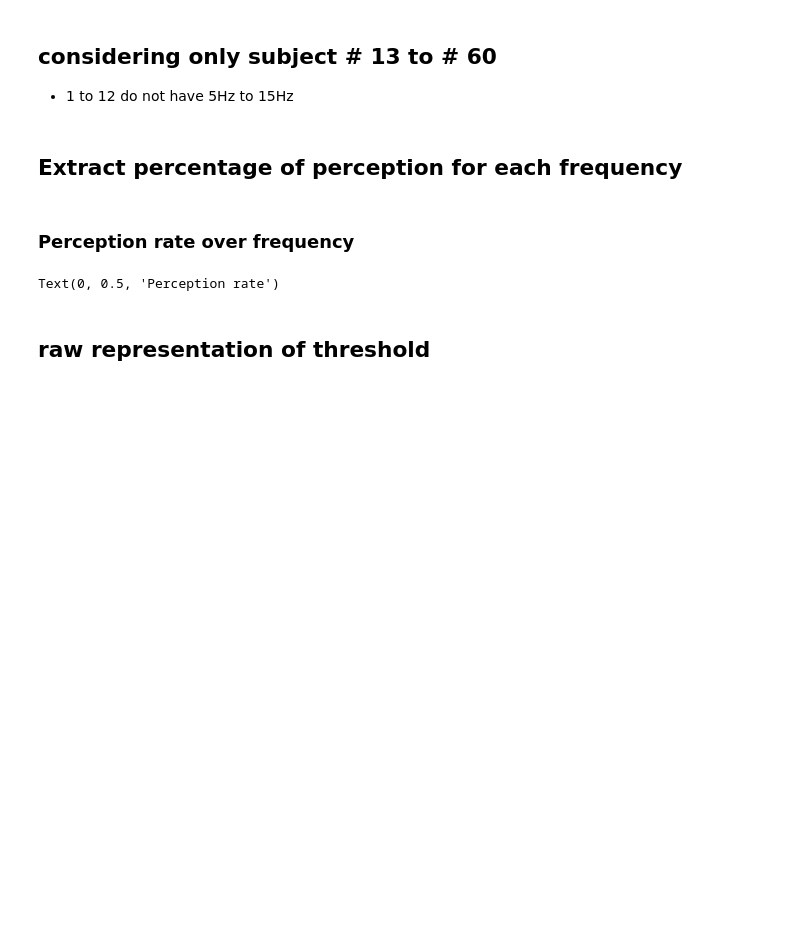
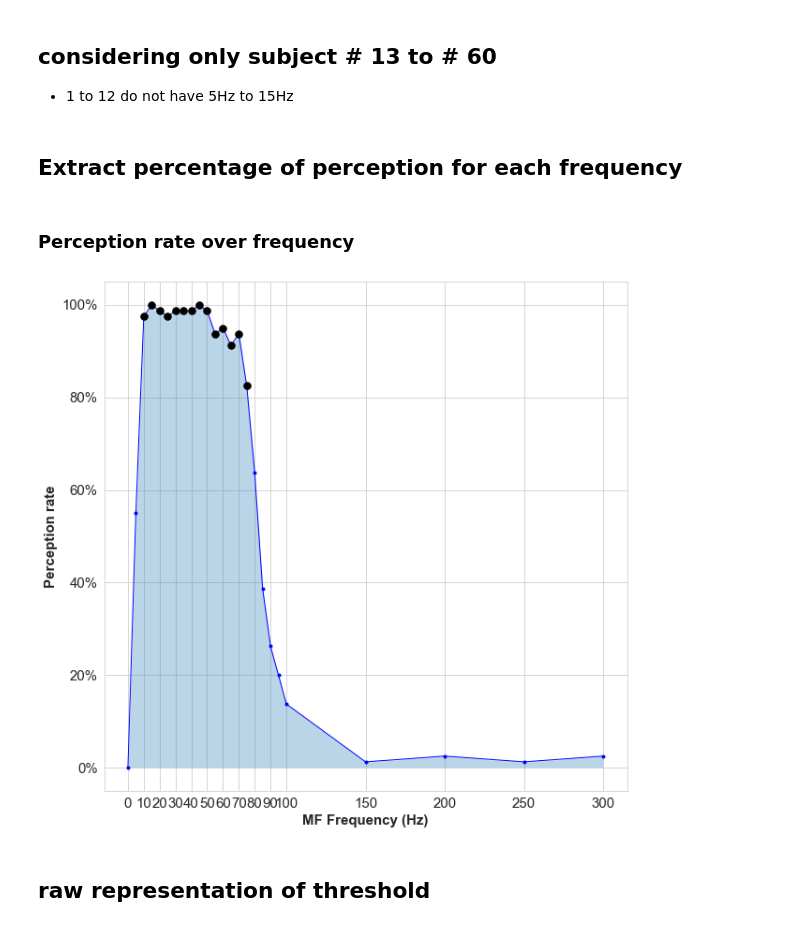
Before and after one commit to 6one2/MagnetophospheneResponse, a Jupyter notebook: 2020_04_FrequencyResponse.ipynb, the cells around one changed output. Drawn from its saved outputs; the diff is of its cells as text; code cells hidden in the pictures; blank space fills up the shorter version.

```diff
--- a/2020_04_FrequencyResponse.ipynb
+++ b/2020_04_FrequencyResponse.ipynb
@@ -57,17 +55,20 @@ for fr in frequencies:
 # %%
 fig, ax  = plt.subplots()
 pl1 = ax.plot(distr_perceived.index, distr_perceived, color='blue', lw='1', marker='.')
 ax.fill_between(distr_perceived.index, 0, distr_perceived, alpha=.3)
 
 ax.plot(distr_perceived[distr_perceived > 0.8], 'k.', ms=15)
 # ax.plot(distr_perceived[distr_perceived > 0.95], 'r.')
 
 subfreq=[0,10,20,30,40,50,60,70,80,90,100,150,200,250,300]
 plt.xticks(subfreq)
 plt.xlabel('MF Frequency (Hz)', {'fontweight':'bold'})
 plt.ylabel('Perception rate', {'fontweight':'bold'})
+
+import matplotlib.ticker as mtick
+ax.yaxis.set_major_formatter(mtick.PercentFormatter(1.0)) # change [0-1] into [0-100%]
 # %% [output]
-Text(0, 0.5, 'Perception rate')
+[figure, added]
 # %% [markdown]
 ## raw representation of threshold
 # %%
```
Also changed, not shown: parts of 16 cells of this notebook.
